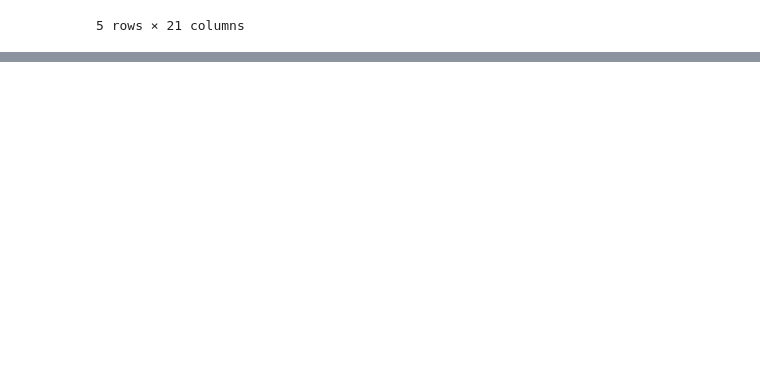
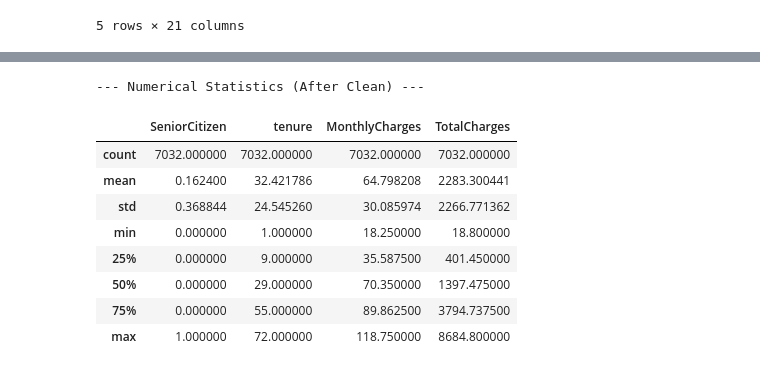
Before and after one commit to avindumihisara0229-code/telco-churn-project, a Jupyter notebook: telco_churn_analysis.ipynb, the cells around one changed output, grey strips where cells are left out. Saved outputs shown, nothing was run; the diff lists cells and outputs as text; code cells hidden in the pictures; blank space fills up the shorter version.

```diff
--- a/telco_churn_analysis.ipynb
+++ b/telco_churn_analysis.ipynb
@@ -44,0 +54,13 @@ df.head()
+# %%
+# Load the dataset
+# --- IMPORTANT: Update this path if your file is in a folder ---
+file_path = '/content/drive/MyDrive/WA_Fn-UseC_-Telco-Customer-Churn.csv'
+df = pd.read_csv(file_path)
+
+# 1. Look at the first few rows
+print("--- First 5 Rows ---")
+display(df.head())
+
+# 2. Get information on columns and data types
+print("\n--- Column Info (Data Types) ---")
+df.info()
@@ -44,0 +93,11 @@ df.head()
+# %%
+# 1. Drop the useless 'customerID' column
+df.drop('customerID', axis=1, inplace=True)
+
+# 2. Fix the 'TotalCharges' column
+# 'coerce' will turn any bad values (like empty strings) into 'NaT' (Not a Number)
+df['TotalCharges'] = pd.to_numeric(df['TotalCharges'], errors='coerce')
+
+# 3. Check for any null values we just created
+print("--- Null Values After Cleaning ---")
+print(df.isnull().sum())
@@ -44,0 +122,18 @@ df.head()
+# %%
+# 4. Drop the few rows with null values
+df.dropna(inplace=True)
+
+# 5. Get statistics for our numerical columns
+print("\n--- Numerical Statistics (After Clean) ---")
+display(df.describe())
+# %% [output]
+--- Numerical Statistics (After Clean) ---
+|  | SeniorCitizen | tenure | MonthlyCharges | TotalCharges |
+| count | 7032.000000 | 7032.000000 | 7032.000000 | 7032.000000 |
+| mean | 0.162400 | 32.421786 | 64.798208 | 2283.300441 |
+| std | 0.368844 | 24.545260 | 30.085974 | 2266.771362 |
+| min | 0.000000 | 1.000000 | 18.250000 | 18.800000 |
+| 25% | 0.000000 | 9.000000 | 35.587500 | 401.450000 |
+| 50% | 0.000000 | 29.000000 | 70.350000 | 1397.475000 |
+| 75% | 0.000000 | 55.000000 | 89.862500 | 3794.737500 |
+| max | 1.000000 | 72.000000 | 118.750000 | 8684.800000 |
```
Also changed, not shown: parts of 3 cells of this notebook.
